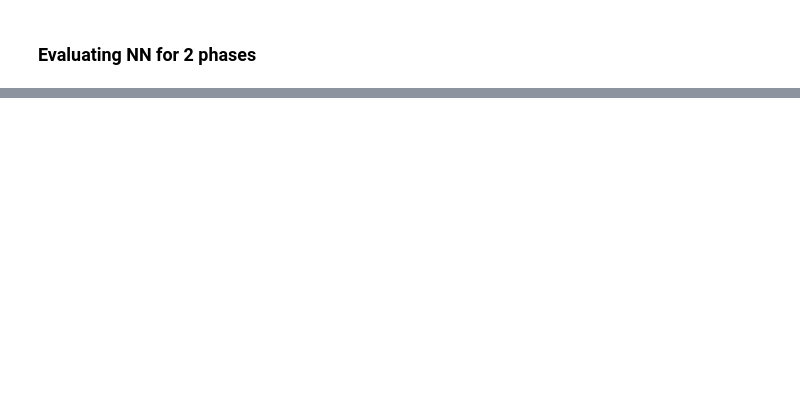
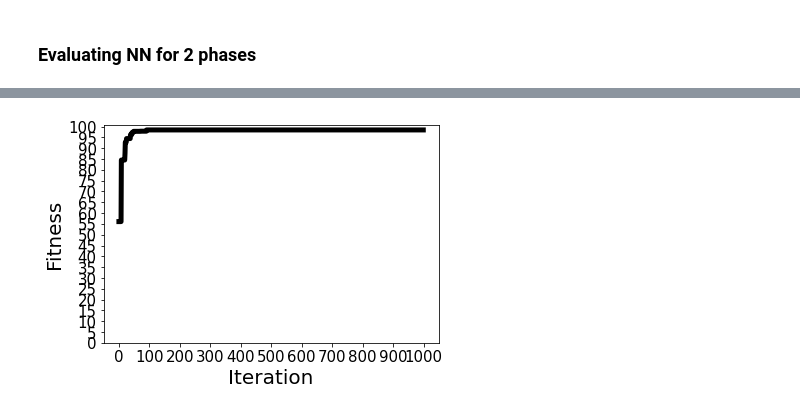
Before and after one commit to huynguyen12019/ads_detection, a Jupyter notebook: combined_phases/main_model.ipynb, the cells around one changed output, grey strips where cells are left out. Saved outputs shown, nothing was run; the diff lists cells and outputs as text; code cells hidden in the pictures; blank space fills up the shorter version.

```diff
--- a/combined_phases/main_model.ipynb
+++ b/combined_phases/main_model.ipynb
@@ -158,7 +158,7 @@ test_phase_2[:10]
  [0.9999993381081822, 6.618918e-07],
  [0.9999999221356433, 7.786436e-08]]
 # %%
-y_phase_2 = [0] * len(y_train)
+y_phase_2 = [0] * len(y_test)
 for i,r in enumerate(test_phase_2):
     if r[0] > r[1]:
         y_phase_2[i] = 1
@@ -308,3 +312,9 @@ with open("./train_phase_2.pkl", "wb") as file_io:
+# %%
+# Save list result of phase 1 and 2
+with open("./train_phase_1.pkl", "rb") as file_io:
+    train_phase_1 = pickle.load(file_io)
+with open("./train_phase_2.pkl", "rb") as file_io:
+    train_phase_2 = pickle.load(file_io)
 # %%
 from keras.models import Sequential
 from keras.layers import Dense
@@ -363,0 +379,3 @@ metrics.accuracy_score(y_test,y_pred)
+# %%
+X = np.array(X)
+y = np.array(y)
@@ -363,0 +386,86 @@ metrics.accuracy_score(y_test,y_pred)
+# %%
+sol_per_pop = 8
+num_parents_mating = 4
+num_generations = 1000
+mutation_percent = 10
+# %%
+
+#Creating the initial population.
+initial_pop_weights = []
+for curr_sol in np.arange(0, sol_per_pop):
+    HL1_neurons = 150
+    input_HL1_weights = np.random.uniform(low=-0.1, high=0.1,
+                                             size=(X.shape[1], HL1_neurons))
+    HL2_neurons = 60
+    HL1_HL2_weights = np.random.uniform(low=-0.1, high=0.1,
+                                             size=(HL1_neurons, HL2_neurons))
+    output_neurons = 2
+    HL2_output_weights = np.random.uniform(low=-0.1, high=0.1,
+                                              size=(HL2_neurons, output_neurons))
+
+    initial_pop_weights.append(np.array([input_HL1_weights,
+                                                HL1_HL2_weights,
+                                                HL2_output_weights]))
+
+pop_weights_mat = np.array(initial_pop_weights)
+pop_weights_vector = ga.mat_to_vector(pop_weights_mat)
+
+best_outputs = []
+accuracies = np.empty(shape=(num_generations))
+
+for generation in range(num_generations):
+    # print("Generation : ", generation)
+
+    # converting the solutions from being vectors to matrices.
+    pop_weights_mat = ga.vector_to_mat(pop_weights_vector,
+                                       pop_weights_mat)
+
+    # Measuring the fitness of each chromosome in the population.
+    fitness = ANN.fitness(pop_weights_mat,
+                          X,
+                          y,
+                          activation="sigmoid")
+    accuracies[generation] = fitness[0]
+    if generation % 50 == 0:
+        print("{} Fitness".format(generation))
+        print(fitness)
+
+    # Selecting the best parents in the population for mating.
+    parents = ga.select_mating_pool(pop_weights_vector,
+                                    fitness.copy(),
+                                    num_parents_mating)
+    # print("Parents")
+    # print(parents)
+
+    # Generating next generation using crossover.
+    offspring_crossover = ga.crossover(parents,
+                                       offspring_size=(pop_weights_vector.shape[0]-parents.shape[0], pop_weights_vector.shape[1]))
+    # print("Crossover")
+    # print(offspring_crossover)
+
+    # Adding some variations to the offsrping using mutation.
+    offspring_mutation = ga.mutation(offspring_crossover,
+                                     mutation_percent=mutation_percent)
+    # print("Mutation")
+    # print(offspring_mutation)
+
+    # Creating the new population based on the parents and offspring.
+    pop_weights_vector[0:parents.shape[0], :] = parents
+    pop_weights_vector[parents.shape[0]:, :] = offspring_mutation
+
+pop_weights_mat = ga.vector_to_mat(pop_weights_vector, pop_weights_mat)
+best_weights = pop_weights_mat [0, :]
+acc, predictions = ANN.predict_outputs(best_weights, X, y, activation="sigmoid")
+print("Accuracy of the best solution is : ", acc)
+
+plt.plot(accuracies, linewidth=5, color="black")
+plt.xlabel("Iteration", fontsize=20)
+plt.ylabel("Fitness", fontsize=20)
+plt.xticks(np.arange(0, num_generations+1, 100), fontsize=15)
+plt.yticks(np.arange(0, 101, 5), fontsize=15)
+plt.show()
+
+f = open("weights_"+str(num_generations)+"_iterations_"+str(mutation_percent)+"%_mutation.pkl", "wb")
+pickle.dump(pop_weights_mat, f)
+f.close()
+# %% [output]
@@ -363,0 +489 @@ metrics.accuracy_score(y_test,y_pred)
+[figure, added]
```
Also changed, not shown: parts of 20 cells of this notebook, 5 other files.
